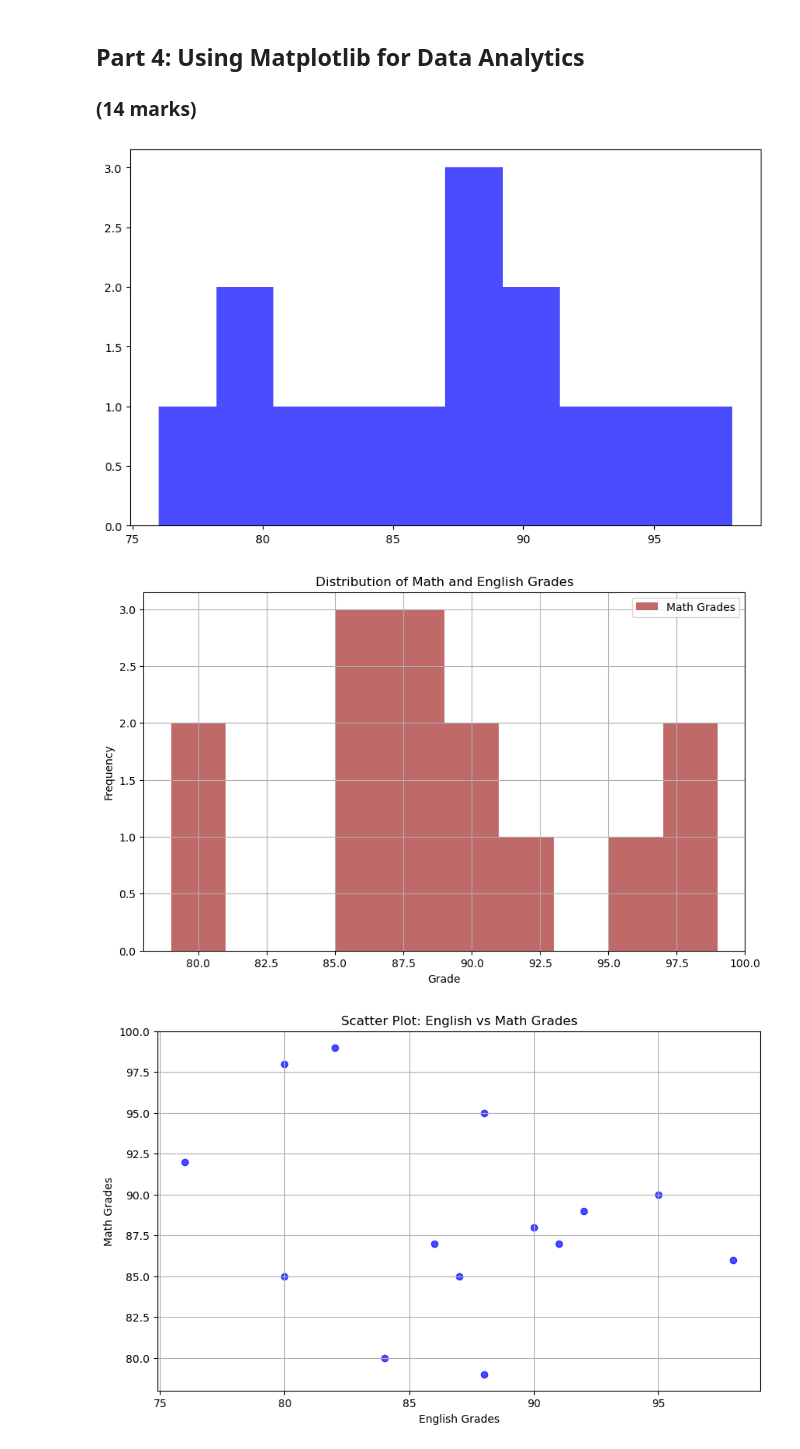
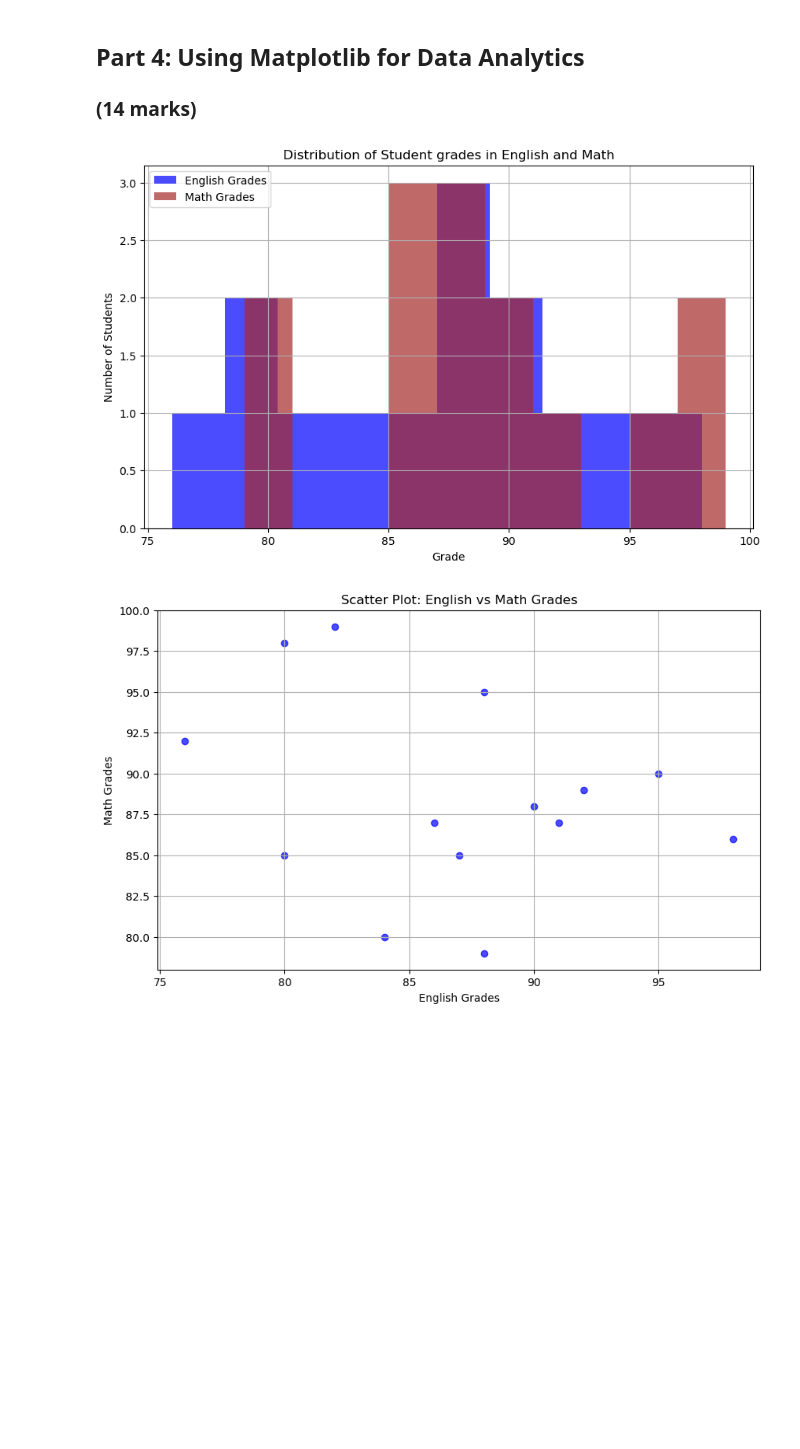
Before and after one commit to ericakuamoah06/engg680_2024_fall, a Jupyter notebook: Lab_Assignment1/StudentGradeManagementSystem.ipynb, the cells around one changed output. Drawn from its saved outputs; the diff is of its cells as text; code cells hidden in the pictures; blank space fills up the shorter version.

```diff
--- a/Lab_Assignment1/StudentGradeManagementSystem.ipynb
+++ b/Lab_Assignment1/StudentGradeManagementSystem.ipynb
@@ -398,39 +398,39 @@ import matplotlib.pyplot as plt
 # Let's use matplotlib to display a histogram of the grades distribution
 # Histograms are useful for seeing the distribution of the students grades
 
 plt.figure(figsize=(10, 6))
 plt.hist(df_studentGrades['englishGrade'], bins=10, alpha=0.7, label='English Grades', color='blue')
 
 # Step 1: Use the line above as reference to create a histogram for the math grades
 # (1 mark)
 
-plt.figure(figsize=(10, 6))
 plt.hist(df_studentGrades['mathGrade'], bins=10, alpha=0.7, label='Math Grades', color='brown')
 
 
 # Step 2: Ensure that your plot is descriptive, so use labels (x and y axis), a title, and a legend.
 # Hint: Use the matplotlib .legend(loc='<location>') to add and place the legend.
 # You can use 'upper left', 'upper right', 'lower left', and 'lower right' to specify the location.
 # (4 marks)
 
+plt.title('Distribution of Student grades in English and Math')
 plt.xlabel('Grade')
-plt.ylabel('Frequency')
-plt.title('Distribution of Math and English Grades')
-plt.legend(loc='upper right')
+plt.ylabel('Number of Students')
+plt.legend(loc='upper left')
 plt.grid(True)
+
 
 
 # Step 3: Use the .savefig('<image_title>'.png) to output an image file of the histogram.
 # Please be sure to use a descriptive title!
 # (1 mark)
+
 plt.savefig('grades_distribution_histogram.png')
 
 
 
 plt.show()
 # %% [output]
-[figure, old version]
+[figure, new version]
-[figure, removed]
 # %%
 # Let's also use matplotlib to display a scatter plot of English vs. Math grades
 # Scatter plots are useful for seeing the relationship between two variables
```
